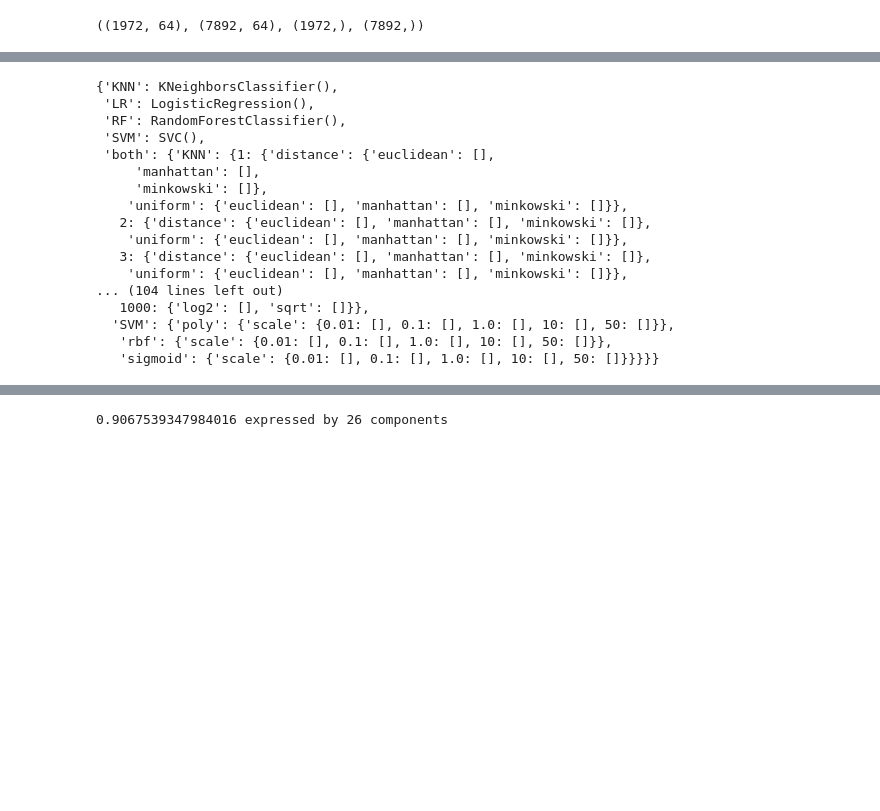
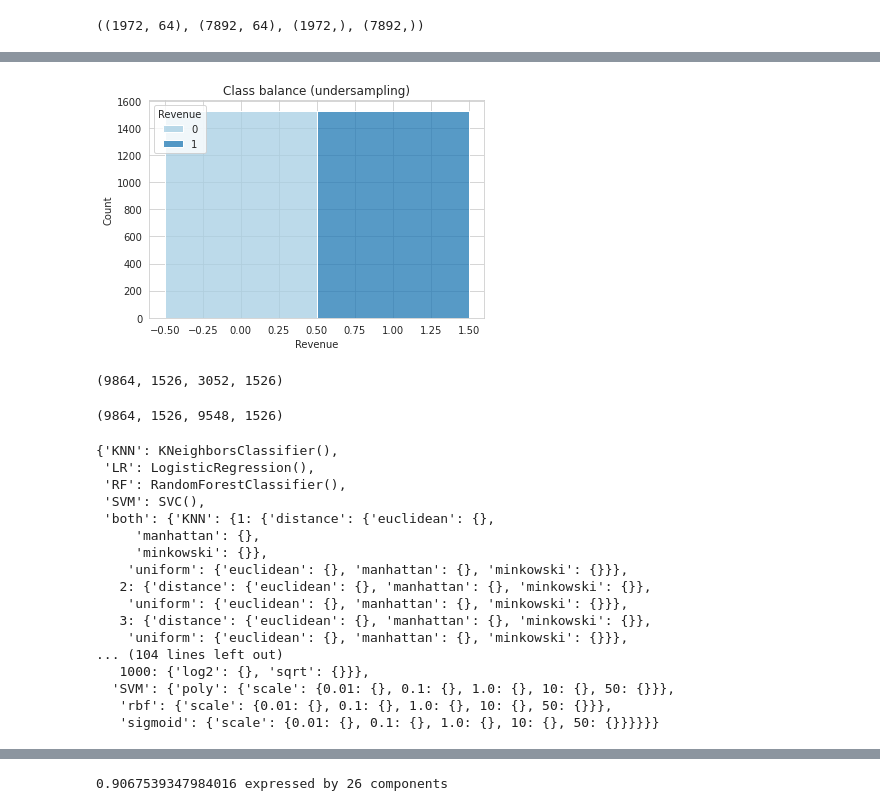
Before and after one commit to andrerubeis/andrerubeis, a Jupyter notebook: Untitled0.ipynb, the cells around one changed output, grey strips where cells are left out. Cells and saved outputs as stored; diff of their text form; code cells hidden in the pictures; blank space fills up the shorter version.

```diff
--- a/Untitled0.ipynb
+++ b/Untitled0.ipynb
@@ -426,3 +446,45 @@ X_train, X_test, y_train, y_test = train_test_split(X, y, test_size=0.2, random_
+# %%
+from collections import Counter
+def plot_balance_df (X_train, y_train, sampling):
+  balanced_df = pd.concat([X_train, y_train], axis=1)
+  balanced_df=balanced_df.rename(columns={0: 'Revenue'})
+
+
+  # plt.figure()
+  # counter = Counter(y_train)
+  # print(counter)
+  # # scatter plot of examples by class label
+  # for label, _ in counter.items():
+  #   row_ix = np.where(y_train == label)[0]
+  #   plt.scatter(balanced_df[row_ix, 0], balanced_df[row_ix, 1], label=str(label))
+  # plt.legend()
+  # plt.show()
+
+  plt.figure()
+  n_bins = balanced_df['Revenue'].nunique()
+  sns.histplot(balanced_df, x = 'Revenue', hue='Revenue', multiple='stack', bins=n_bins,discrete=True, palette='Paired')
+  plt.title('Class balance ('+ sampling+')')
+  plt.show()
+# %%
+from imblearn.under_sampling import NearMiss
+undersample = NearMiss(version=1, n_neighbors=3)
+#tl = TomekLinks(sampling_strategy='minority ')
+X_train_nearmiss, y_train_nearmiss = undersample.fit_resample(X_train, y_train)
+
+#y_train_nearmiss.plot.bar()
+# %%
+sampling = 'undersampling'
+plot_balance_df(X_train_nearmiss, y_train_nearmiss, sampling)
+# %% [output]
+[figure, added]
+# %%
+len(y_train), y_train.sum(), len(y_train_nearmiss), y_train_nearmiss.sum()
+# %% [output]
+(9864, 1526, 3052, 1526)
+# %%
+len(y_train), y_train.sum(), len(y_train_tomek), y_train_tomek.sum()
+# %% [output]
+(9864, 1526, 9548, 1526)
 # %%
 # PREPARING DATA STRUCTURE WHERE TO STORE THE RESULTS OF MODELS
 models = {}
@@ -471,7 +533,7 @@ for dataset in datasets:
           models[dataset][name][solver][penalty] = {}
 
           for c in c_values:
-            models[dataset][name][solver][penalty][c] = []
+            models[dataset][name][solver][penalty][c] = {}
 
 
     elif name == 'KNN':
@@ -485,7 +547,7 @@ for dataset in datasets:
           models[dataset][name][neighbor][w] = {}
 
           for metric in metrics:
-            models[dataset][name][neighbor][w][metric] = []
+            models[dataset][name][neighbor][w][metric] = {}
 
 
     elif name == 'SVM':
@@ -499,7 +561,7 @@ for dataset in datasets:
             models[dataset][name][kernel][gamma] = {}
 
             for c in C:
-              models[dataset][name][kernel][gamma][c] = []
+              models[dataset][name][kernel][gamma][c]  ={}
 
     elif name == 'RF':
       #models[name] = {'model': RandomForestClassifier()}
@@ -508,7 +570,7 @@ for dataset in datasets:
         models[dataset][name][estimator] = {}
 
         for feature in max_features:
-          models[dataset][name][estimator][feature] = []
+          models[dataset][name][estimator][feature] = {}
 
 
 
@@ -560,19 +622,19 @@ models
  'LR': LogisticRegression(),
  'RF': RandomForestClassifier(),
  'SVM': SVC(),
- 'both': {'KNN': {1: {'distance': {'euclidean': [],
-     'manhattan': [],
-     'minkowski': []},
-    'uniform': {'euclidean': [], 'manhattan': [], 'minkowski': []}},
-   2: {'distance': {'euclidean': [], 'manhattan': [], 'minkowski': []},
-    'uniform': {'euclidean': [], 'manhattan': [], 'minkowski': []}},
-   3: {'distance': {'euclidean': [], 'manhattan': [], 'minkowski': []},
-    'uniform': {'euclidean': [], 'manhattan': [], 'minkowski': []}},
+ 'both': {'KNN': {1: {'distance': {'euclidean': {},
+     'manhattan': {},
+     'minkowski': {}},
+    'uniform': {'euclidean': {}, 'manhattan': {}, 'minkowski': {}}},
+   2: {'distance': {'euclidean': {}, 'manhattan': {}, 'minkowski': {}},
+    'uniform': {'euclidean': {}, 'manhattan': {}, 'minkowski': {}}},
+   3: {'distance': {'euclidean': {}, 'manhattan': {}, 'minkowski': {}},
+    'uniform': {'euclidean': {}, 'manhattan': {}, 'minkowski': {}}},
 ... (104 lines left out)
-   1000: {'log2': [], 'sqrt': []}},
-  'SVM': {'poly': {'scale': {0.01: [], 0.1: [], 1.0: [], 10: [], 50: []}},
-   'rbf': {'scale': {0.01: [], 0.1: [], 1.0: [], 10: [], 50: []}},
-   'sigmoid': {'scale': {0.01: [], 0.1: [], 1.0: [], 10: [], 50: []}}}}}
+   1000: {'log2': {}, 'sqrt': {}}},
+  'SVM': {'poly': {'scale': {0.01: {}, 0.1: {}, 1.0: {}, 10: {}, 50: {}}},
+   'rbf': {'scale': {0.01: {}, 0.1: {}, 1.0: {}, 10: {}, 50: {}}},
+   'sigmoid': {'scale': {0.01: {}, 0.1: {}, 1.0: {}, 10: {}, 50: {}}}}}}
 # %%
 def plot_balance_df (X_train_smote, y_train_smote):
   balanced_df = pd.concat([X_train_smote, y_train_smote], axis=1)
```
Also changed, not shown: parts of 21 cells of this notebook.
